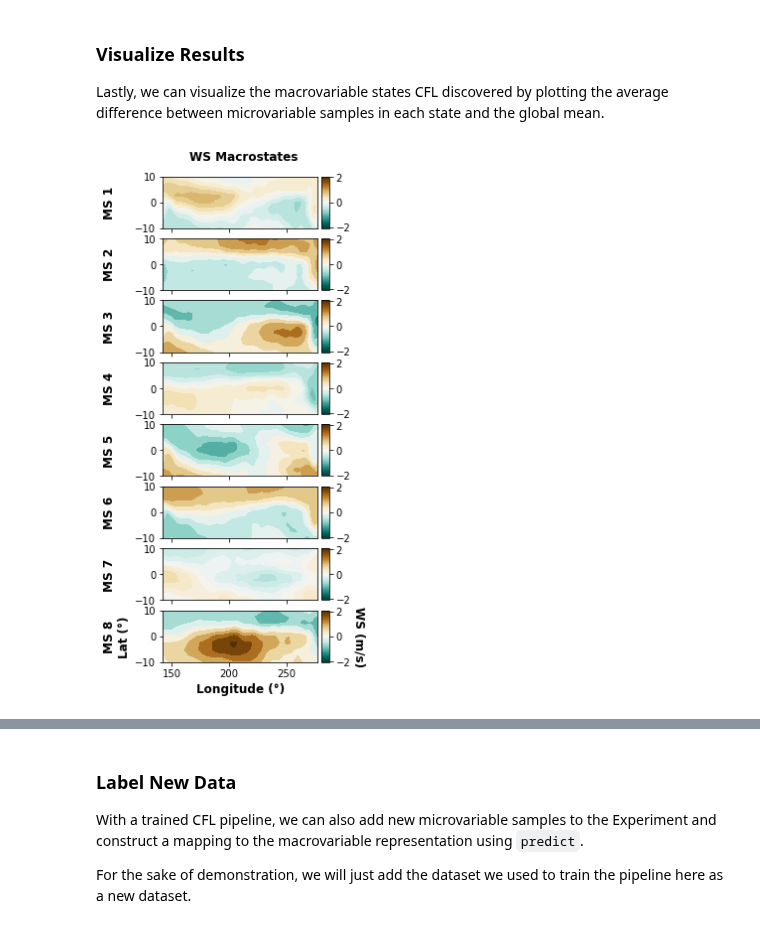
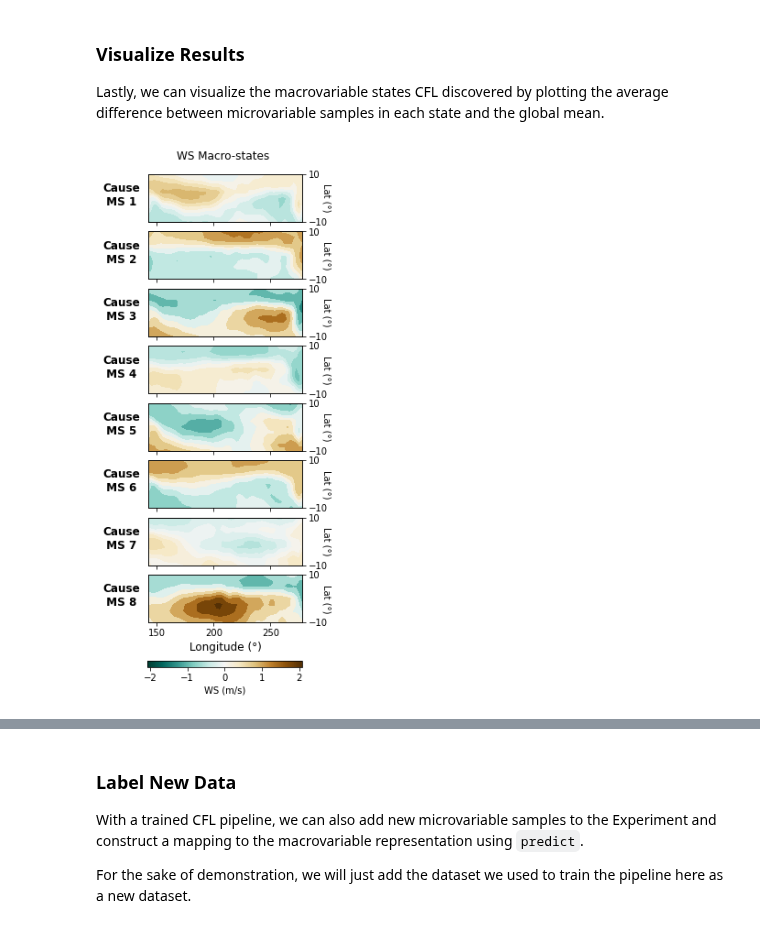
Before and after one commit to eberharf/cfl, a Jupyter notebook: docs/source/examples/el_nino_example.ipynb, the cells around one changed output, grey strips where cells are left out. Cells and saved outputs as stored; diff of their text form; code cells hidden in the pictures.

```diff
--- a/docs/source/examples/el_nino_example.ipynb
+++ b/docs/source/examples/el_nino_example.ipynb
@@ -141,39 +150,54 @@ Y macrovariable states:
 Lastly, we can visualize the macrovariable states CFL discovered by plotting
 the average difference between microvariable samples in each state and the
 global mean.
+# %%
+import pickle
+with open('results/experiment0010/dataset_train/CauseClusterer_results.pickle', 'rb') as f:
+    xlbls = pickle.load(f)['x_lbls']
+with open('results/experiment0010/dataset_train/EffectClusterer_results.pickle', 'rb') as f:
+    ylbls = pickle.load(f)['y_lbls']
 # %%
 # plot microvariable averages per cause macro-state
 nxlbls = len(np.unique(xlbls))
 fig,ax = plt.subplots(nxlbls,1, figsize=(3,(nxlbls+1)*1), sharex=True, sharey=True)
 means = np.zeros((nxlbls,X.shape[1]))
 for i,lbl in enumerate(np.unique(xlbls)):
     means[i] = np.mean(X[xlbls==lbl], axis=0)
 bound = np.max(np.abs([np.min(means),np.max(means)]))
 vmin,vmax=-bound,bound
 for i,lbl in enumerate(np.unique(xlbls)):
     if i==len(np.unique(ylbls))-1:
         xlabel = 'Longitude (°)'
-        ylabel = f'MS {lbl+1}\nLat (°)'
+        ylabel = f'Cause\nMS {lbl+1}'
         cmap_label = 'WS (m/s)'
     else:
         xlabel = None
-        ylabel = f'MS {lbl+1}\n'
+        # ylabel = f'Cause MS {lbl+1}\n'
+        ylabel = f'Cause\nMS {lbl+1}\n'
         cmap_label = None
-    plot_contour_map(data=means[i],
-                     ax=ax[i],
-                     imshape=IMSHAPE,
-                     title=None,
-                     cmap=WS_CMAP,
-                     cmap_label=cmap_label,
-                     vmin=vmin,
-                     vmax=vmax,
-                     xlabel=xlabel,
-                     ylabel=ylabel)
-plt.suptitle('WS Macrostates', y=0.92, fontweight='bold')
+    im = plot_contour_map(data=means[i],
+                            ax=ax[i],
+                            imshape=IMSHAPE,
+                            title=None,
+                            cmap=WS_CMAP,
+                            cmap_label=cmap_label,
+                            vmin=vmin,
+                            vmax=vmax,
+                            xlabel=xlabel,
+                            ylabel=ylabel)
+    ax[i].set_ylabel(f'Cause\n MS {lbl+1}\n', fontsize=12, fontweight='bold', rotation=0, labelpad=50, loc='bottom')
+    ax[i].set_yticks([])
+    axflip = ax[i].twinx()
+    axflip.set_ylabel('Lat (°)', rotation=270)
+    axflip.set_yticks((-10,10))
+cax = fig.add_axes([0.12, 0.05, 0.78, 0.01])
+cb = fig.colorbar(ScalarMappable(norm=im.norm, cmap=im.cmap), orientation="horizontal", cax=cax) # pad=0.5)
+cb.set_label(label='WS (m/s)', ) # rotation=-90, fontsize=12, labelpad=15)
+plt.suptitle('WS Macro-states', y=0.92) # , fontweight='bold')
 plt.savefig(os.path.join(FIG_PATH, 'ws_macrostates'), bbox_inches='tight')
 plt.show()
 # %% [output]
-[figure, old version]
+[figure, new version]
 # %%
 # plot microvariable averages per effect macro-state
 nylbls = len(np.unique(ylbls))
```
Also changed, not shown: parts of 3 cells of this notebook, 8 other files.
